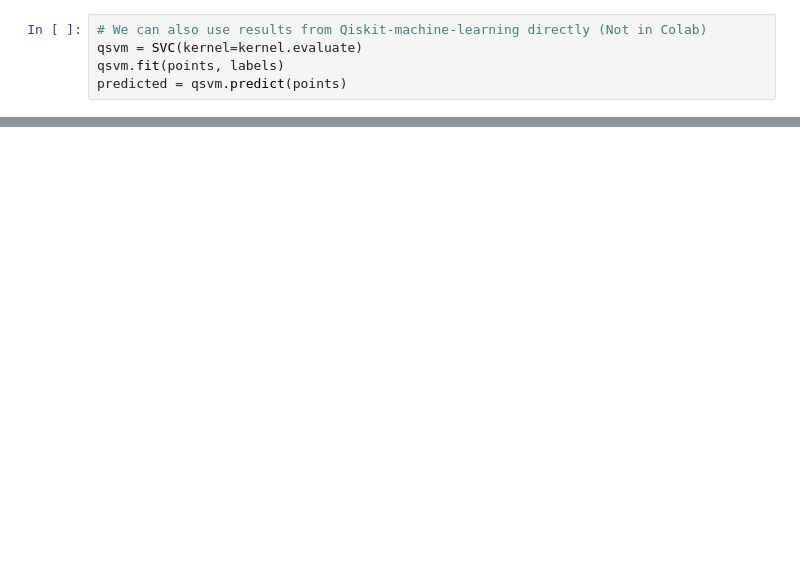
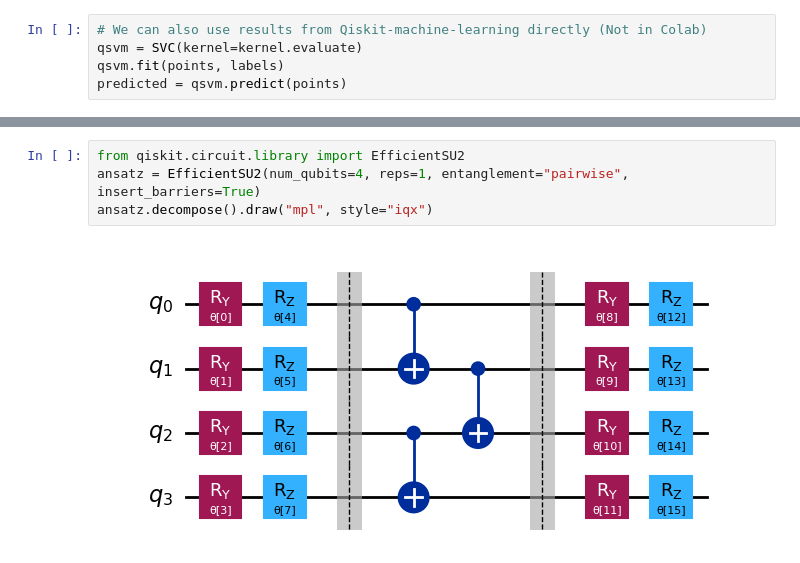
Before and after one commit to JonasHagstrom79/QMLSupportVectorMachines, a Jupyter notebook: QMLSupportVectorMachines.ipynb, the cells around one changed output, grey strips where cells are left out. Cells and saved outputs as stored; diff of their text form; blank space fills up the shorter version.

```diff
--- a/QMLSupportVectorMachines.ipynb
+++ b/QMLSupportVectorMachines.ipynb
@@ -329,0 +332,6 @@ for point, marker, color in zip(points.tolist(), markers, colors):
+# %%
+from qiskit.circuit.library import EfficientSU2
+ansatz = EfficientSU2(num_qubits=4, reps=1, entanglement="pairwise", insert_barriers=True)
+ansatz.decompose().draw("mpl", style="iqx")
+# %% [output]
+[figure, added]
```
Also changed, not shown: parts of 16 cells of this notebook.
